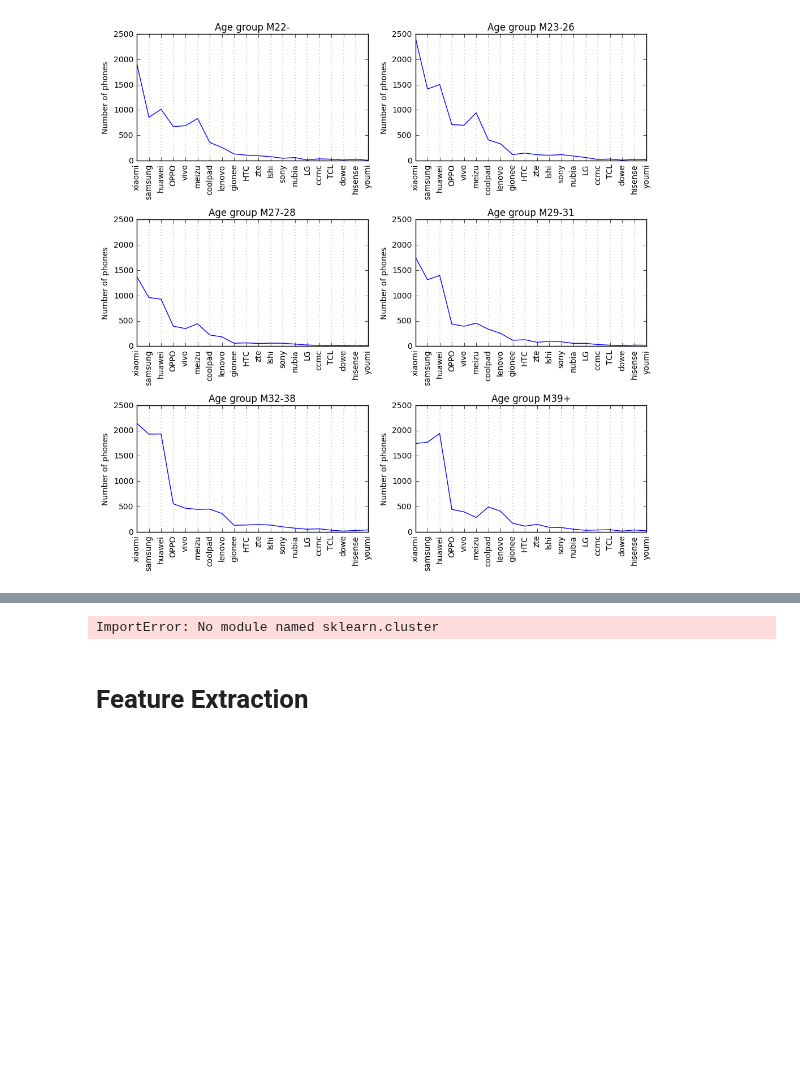
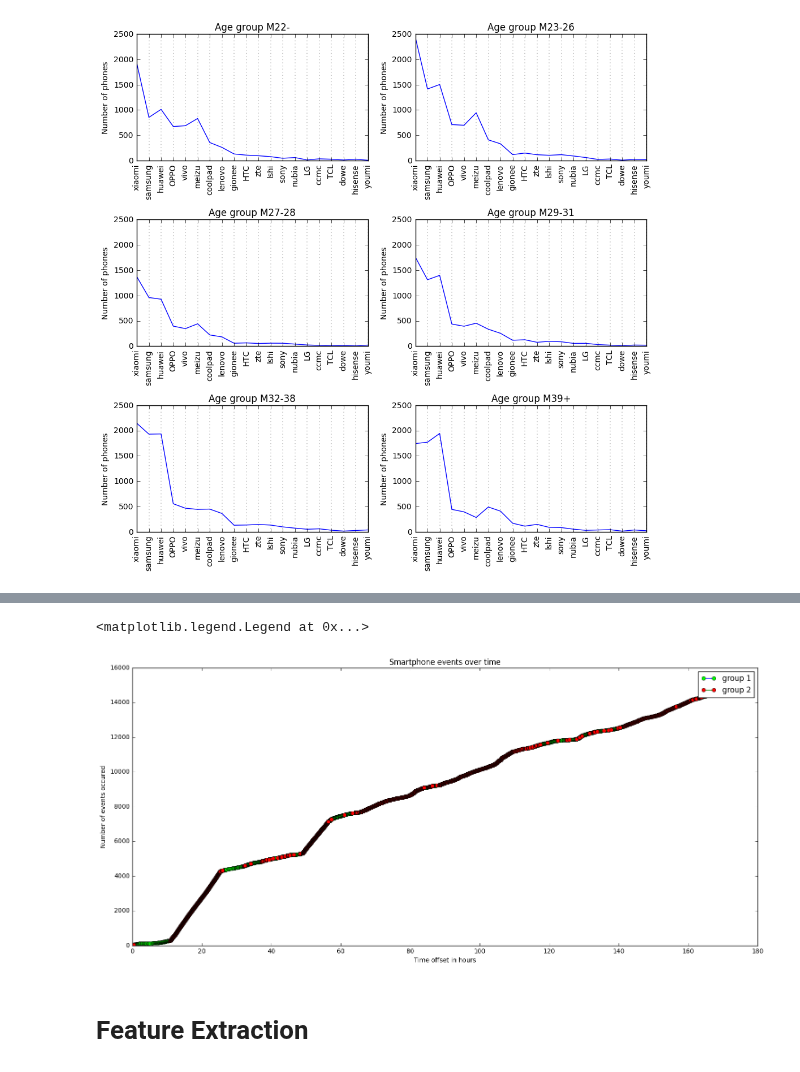
Before and after one commit to timgrossmann/data_mining, a Jupyter notebook: gender_age_prep/VersuchMobileUsers.ipynb, the cells around one changed output, grey strips where cells are left out. Saved outputs shown, nothing was run; the diff lists cells and outputs as text; code cells hidden in the pictures; blank space fills up the shorter version.

```diff
--- a/gender_age_prep/VersuchMobileUsers.ipynb
+++ b/gender_age_prep/VersuchMobileUsers.ipynb
@@ -439,17 +511,29 @@ m
-# %%
-import numpy as np
-from IPython.display import display
-from sklearn.cluster import DBSCAN
-from sklearn import metrics
-from sklearn.datasets.samples_generator import make_blobs
-from sklearn.preprocessing import StandardScaler
-
-
-db = DBSCAN(eps=0.001, min_samples=10).fit(points)
-
-display([{'point': point, 'cluster': db.labels_[i]} for (i, point) in enumerate(points)])
-# %% [output]
-ImportError: No module named sklearn.cluster
+# %%
+%matplotlib inline
+from matplotlib import pyplot as plt
+
+timeOffset = sortedClusteredPoints[0]['timestamp']
+
+group1 = [(i, point) for i, point in enumerate(sortedClusteredPoints) if point['cluster'] == 0]
+group2 = [(i, point) for i, point in enumerate(sortedClusteredPoints) if point['cluster'] == 1]
+
+x1 = [ ((point['timestamp'] - timeOffset) / (60 * 60)) for (i, point) in group1 ]
+y1 = [ i for (i, point) in group1 ]
+
+x2 = [ ((point['timestamp'] - timeOffset) / (60 * 60)) for (i, point) in group2 ]
+y2 = [ i for (i, point) in group2 ]
+
+fig = plt.figure(figsize=(18,8))
+
+plt.title("Smartphone events over time")
+plt.ylabel('Number of events occured')
+plt.xlabel('Time offset in hours')
+plt.plot(x1,y1, markerfacecolor='#00ff00', marker='o', label='group 1')
+plt.plot(x2,y2, markerfacecolor='#ff0000', marker='o', label='group 2')
+plt.legend()
+# %% [output]
+<matplotlib.legend.Legend at 0x...>
+[figure, added]
 # %% [markdown]
 # Feature Extraction
 # %% [markdown]
```
Also changed, not shown: parts of 17 cells of this notebook.
